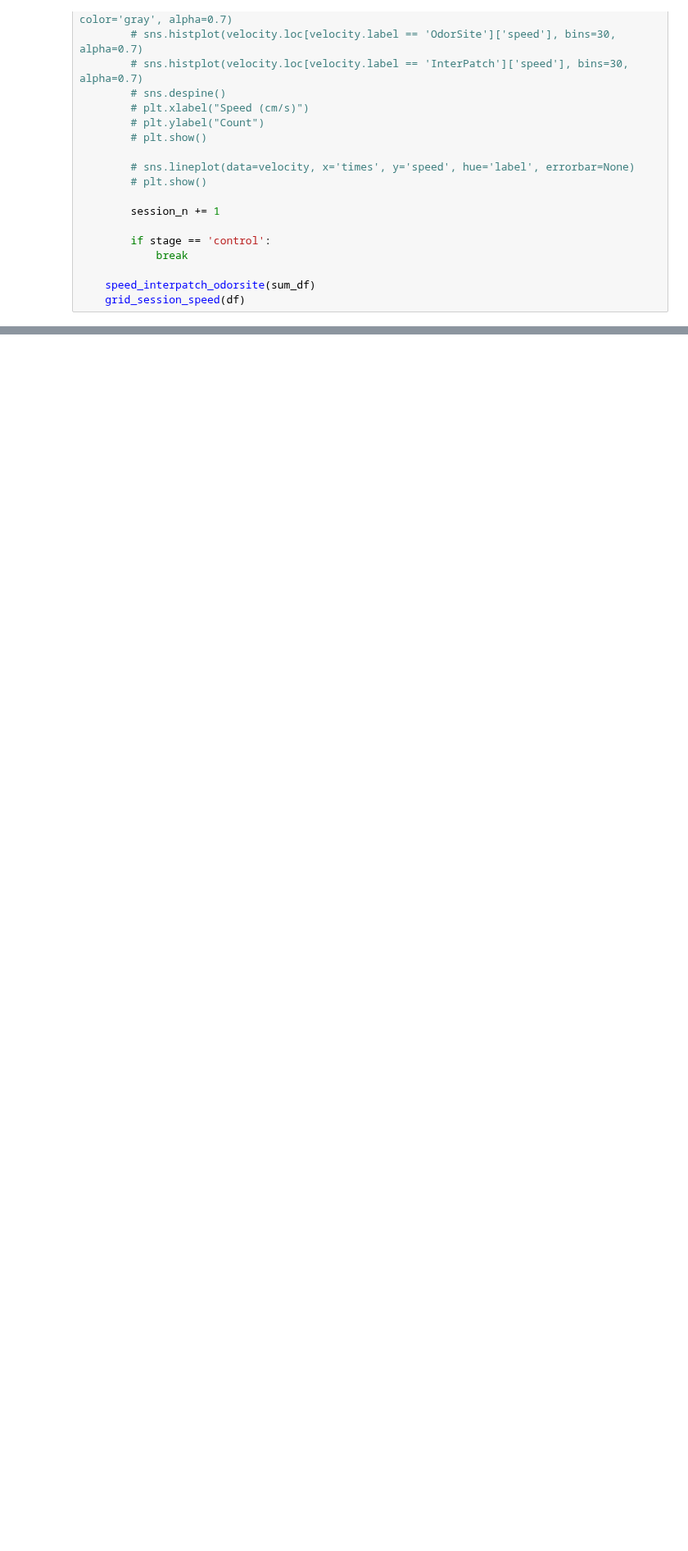
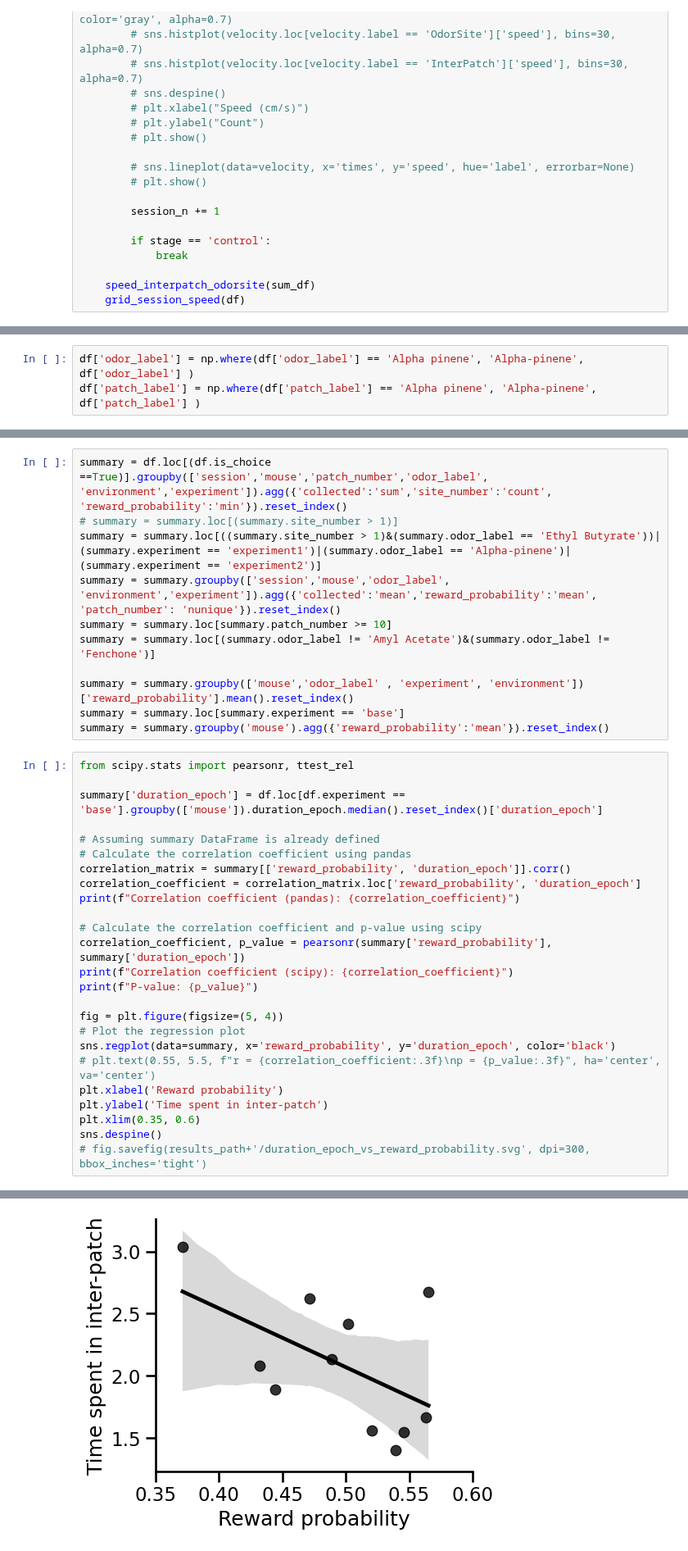
Before and after one commit to AllenNeuralDynamics/Aind.Behavior.VrForaging.Analysis, a Jupyter notebook: notebooks/ConferenceCodes/SAC2025.ipynb, the cells around one changed output, grey strips where cells are left out. Shown at 82% size. Drawn from its saved outputs; the diff is of its cells as text; blank space fills up the shorter version.

```diff
--- a/notebooks/ConferenceCodes/SAC2025.ipynb
+++ b/notebooks/ConferenceCodes/SAC2025.ipynb
@@ -355,0 +284,3 @@ for sn in session_ns:
+# %%
+df['odor_label'] = np.where(df['odor_label'] == 'Alpha pinene', 'Alpha-pinene', df['odor_label'] )
+df['patch_label'] = np.where(df['patch_label'] == 'Alpha pinene', 'Alpha-pinene', df['patch_label'] )
@@ -355,0 +365,37 @@ for sn in session_ns:
+# %%
+summary = df.loc[(df.is_choice ==True)].groupby(['session','mouse','patch_number','odor_label', 'environment','experiment']).agg({'collected':'sum','site_number':'count', 'reward_probability':'min'}).reset_index()
+# summary = summary.loc[(summary.site_number > 1)]
+summary = summary.loc[((summary.site_number > 1)&(summary.odor_label == 'Ethyl Butyrate'))|(summary.experiment == 'experiment1')|(summary.odor_label == 'Alpha-pinene')|(summary.experiment == 'experiment2')]
+summary = summary.groupby(['session','mouse','odor_label', 'environment','experiment']).agg({'collected':'mean','reward_probability':'mean', 'patch_number': 'nunique'}).reset_index()
+summary = summary.loc[summary.patch_number >= 10]
+summary = summary.loc[(summary.odor_label != 'Amyl Acetate')&(summary.odor_label != 'Fenchone')]
+
+summary = summary.groupby(['mouse','odor_label' , 'experiment', 'environment'])['reward_probability'].mean().reset_index()
+summary = summary.loc[summary.experiment == 'base']
+summary = summary.groupby('mouse').agg({'reward_probability':'mean'}).reset_index()
+# %%
+from scipy.stats import pearsonr, ttest_rel
+
+summary['duration_epoch'] = df.loc[df.experiment == 'base'].groupby(['mouse']).duration_epoch.median().reset_index()['duration_epoch']
+
+# Assuming summary DataFrame is already defined
+# Calculate the correlation coefficient using pandas
+correlation_matrix = summary[['reward_probability', 'duration_epoch']].corr()
+correlation_coefficient = correlation_matrix.loc['reward_probability', 'duration_epoch']
+print(f"Correlation coefficient (pandas): {correlation_coefficient}")
+
+# Calculate the correlation coefficient and p-value using scipy
+correlation_coefficient, p_value = pearsonr(summary['reward_probability'], summary['duration_epoch'])
+print(f"Correlation coefficient (scipy): {correlation_coefficient}")
+print(f"P-value: {p_value}")
+
+fig = plt.figure(figsize=(5, 4))
+# Plot the regression plot
+sns.regplot(data=summary, x='reward_probability', y='duration_epoch', color='black')
+# plt.text(0.55, 5.5, f"r = {correlation_coefficient:.3f}\np = {p_value:.3f}", ha='center', va='center')
+plt.xlabel('Reward probability')
+plt.ylabel('Time spent in inter-patch')
+plt.xlim(0.35, 0.6)
+sns.despine()
+# fig.savefig(results_path+'/duration_epoch_vs_reward_probability.svg', dpi=300, bbox_inches='tight')
+# %% [output]
@@ -355,0 +405 @@ for sn in session_ns:
+[figure, added]
```
Also changed, not shown: parts of 19 cells of this notebook.
